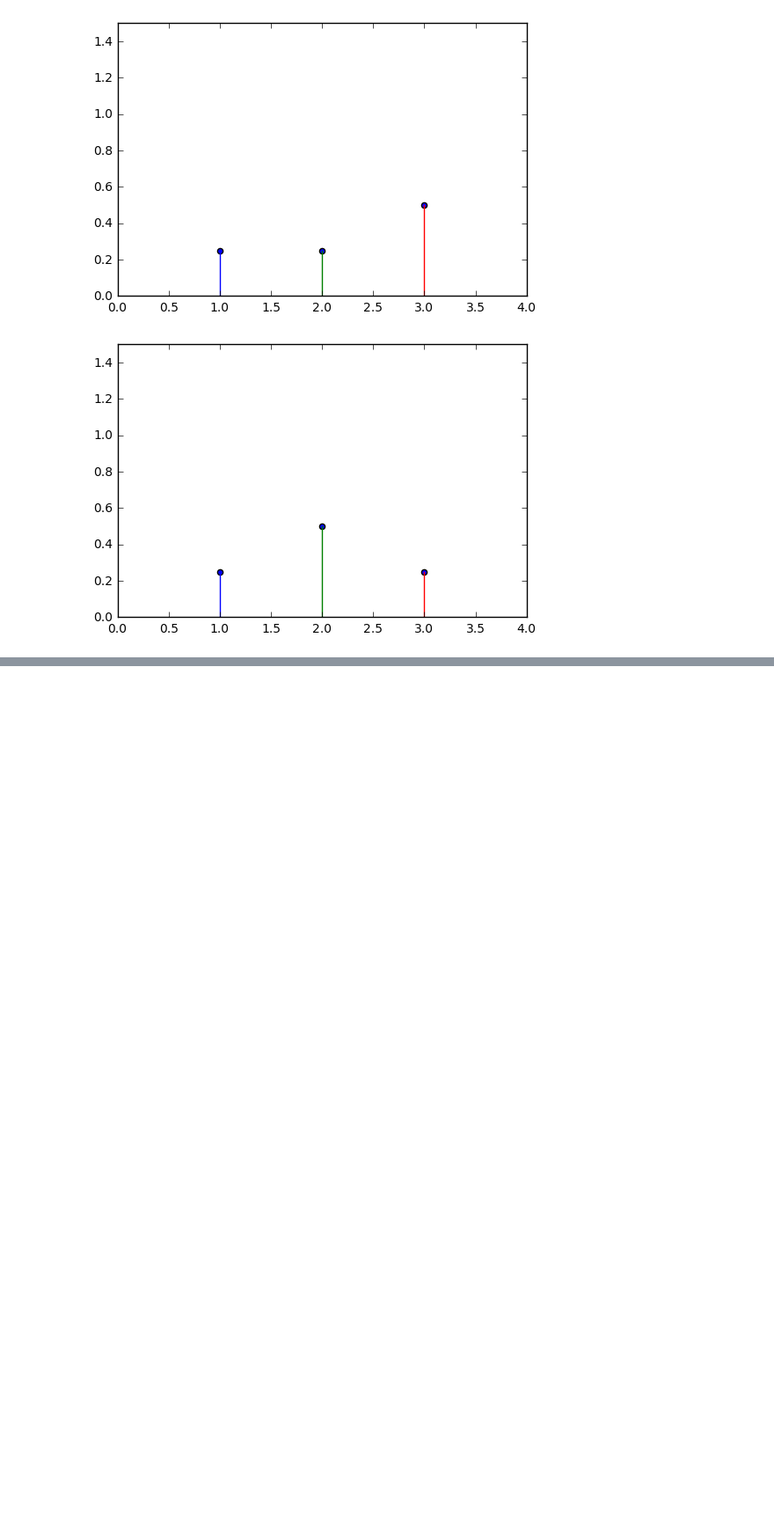
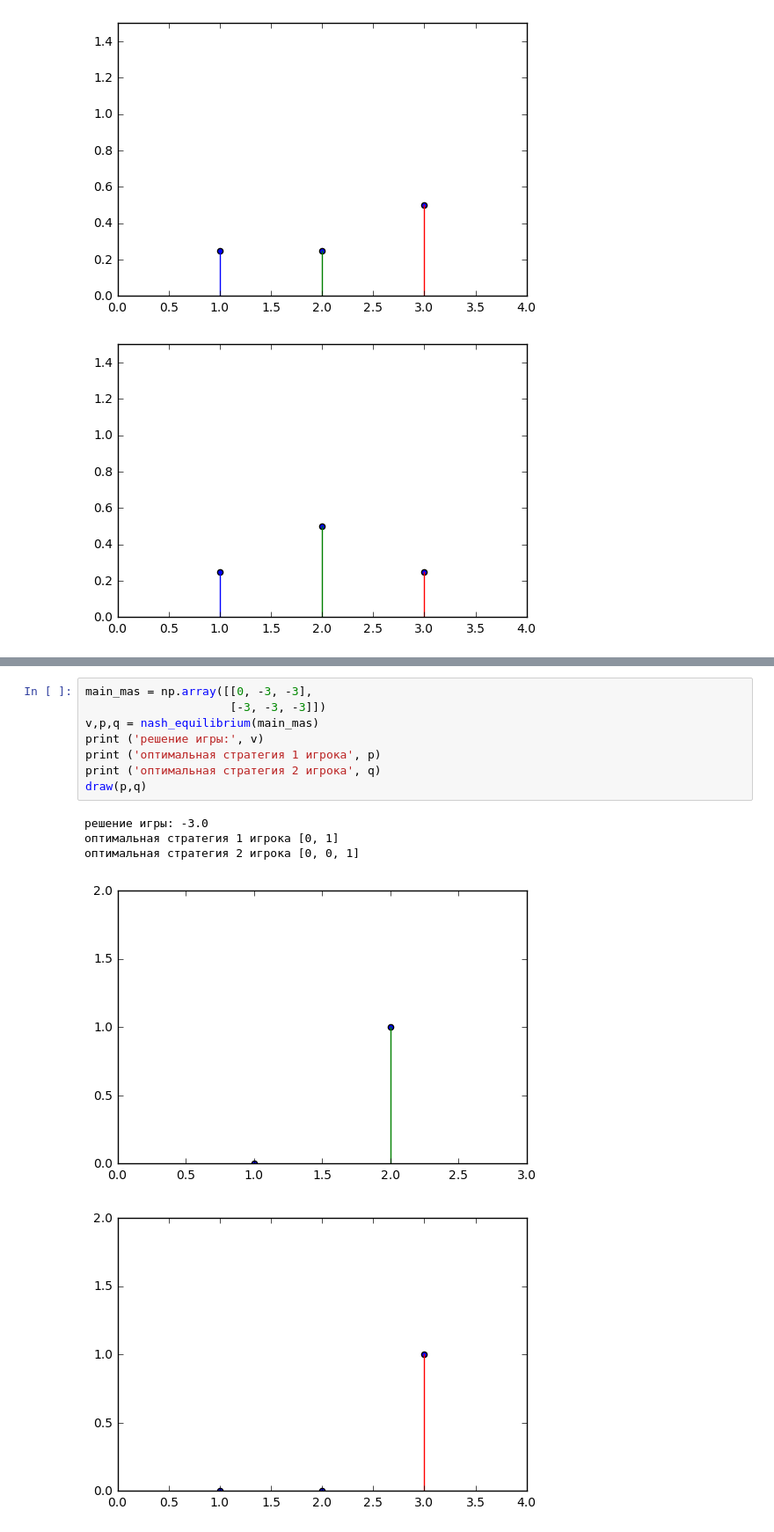
Before and after one commit to artempyanykh/prac-5sem-2016, a Jupyter notebook: submissions/task1/darush-kenessova/kenessova_darush_task1.ipynb, the cells around one changed output, grey strips where cells are left out. Shown at 88% size. Cells and saved outputs as stored; diff of their text form; blank space fills up the shorter version.

```diff
--- a/submissions/task1/darush-kenessova/darush_kenessova_task1.ipynb
+++ b/submissions/task1/darush-kenessova/kenessova_darush_task1.ipynb
@@ -105,0 +122,14 @@ draw(p,q)
+# %%
+main_mas = np.array([[0, -3, -3],
+                     [-3, -3, -3]])
+v,p,q = nash_equilibrium(main_mas)
+print ('решение игры:', v)
+print ('оптимальная стратегия 1 игрока', p)
+print ('оптимальная стратегия 2 игрока', q)
+draw(p,q)
+# %% [output]
+решение игры: -3.0
+оптимальная стратегия 1 игрока [0, 1]
+оптимальная стратегия 2 игрока [0, 0, 1]
+[figure, added]
+[figure, added]
```
Also changed, not shown: parts of 3 cells of this notebook.
